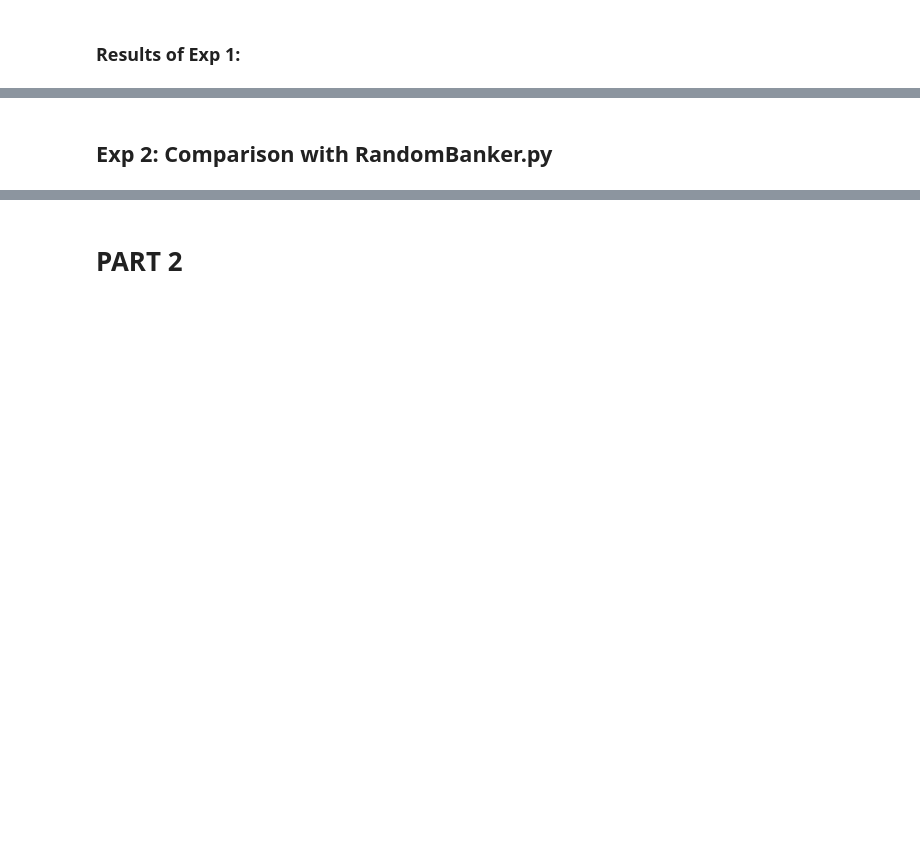
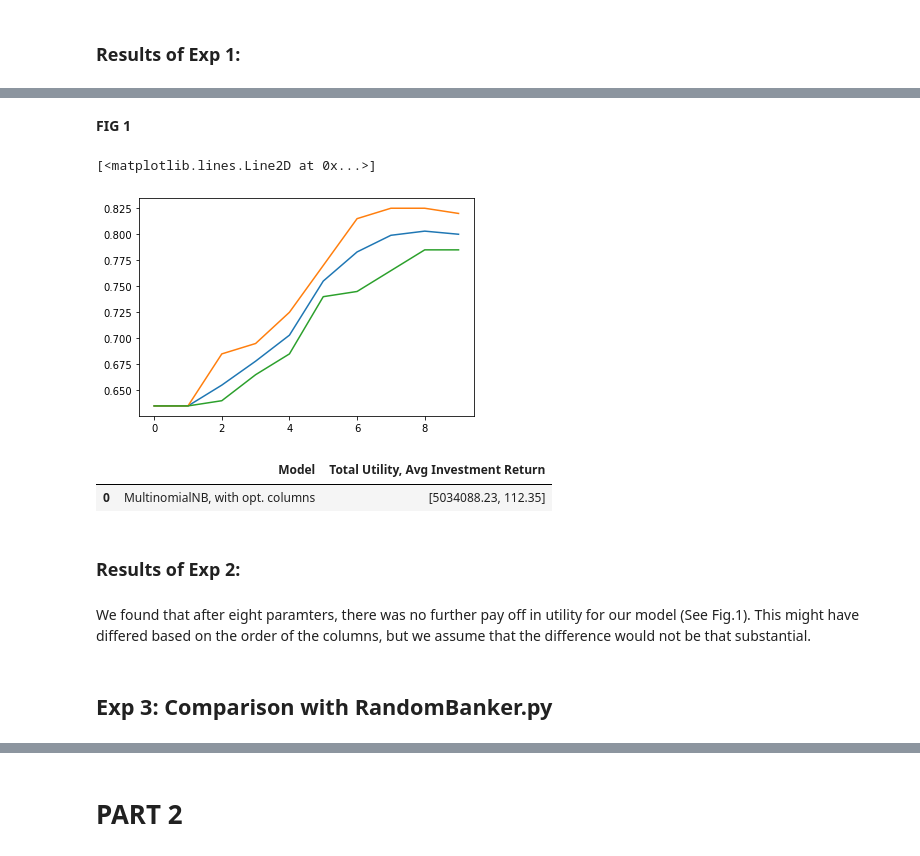
Before and after one commit to Adriyst/ml-society-science, a Jupyter notebook: report.ipynb, the cells around one changed output, grey strips where cells are left out. Drawn from its saved outputs; the diff is of its cells as text; code cells hidden in the pictures; blank space fills up the shorter version.

Commit message:
More model development. Added TOC. Feature Selection

```diff
--- a/report.ipynb
+++ b/report.ipynb
@@ -190,0 +196,2 @@ Based on these results, we chose to keep our hypothesis H<sub>0</sub> and contin
+# %%
+classifier = MultinomialNB()
@@ -190,0 +200,22 @@ Based on these results, we chose to keep our hypothesis H<sub>0</sub> and contin
+# %%
+def stepwise_selection(features): #Credit: Dirk's notebooks
+    columns = list(features.columns)
+    selected_features = []
+    scores = []
+    N = 10
+    while len(selected_features) < N:
+        best_score = pandas.Series([0])
+        best_feature = None
+        for feature in columns:
+            score = cross_val_score(classifier,
+                                   features[selected_features + [feature]], X[target])
+            if score.mean() > best_score.mean():
+                best_feature = feature
+                best_score = score
+        print(f"{best_feature}: {best_score} ({best_score.mean()})")
+        columns.remove(best_feature)
+        selected_features.append(best_feature)
+        scores.append(score)
+    return scores, selected_features
+# %%
+scores, selected_features = stepwise_selection(X)
@@ -190,0 +233,9 @@ Based on these results, we chose to keep our hypothesis H<sub>0</sub> and contin
+# %% [markdown]
+<strong> FIG 1 </strong>
+# %%
+plt.plot([s.mean() for s in scores])
+plt.plot([s.max() for s in scores])
+plt.plot([s.min() for s in scores])
+# %% [output]
+[<matplotlib.lines.Line2D at 0x...>]
+[figure, added]
@@ -191,5 +244,14 @@ Based on these results, we chose to keep our hypothesis H<sub>0</sub> and contin
+# %%
+pandas.DataFrame(results_exp2[0].items(), columns=["Model", "Total Utility, Avg Investment Return"])
+# %% [output]
+|  | Model | Total Utility, Avg Investment Return |
+| 0 | MultinomialNB, with opt. columns | [5034088.23, 112.35] |
+# %% [markdown]
+### Results of Exp 2:
+# %% [markdown]
+We found that after eight paramters, there was no further pay off in utility for our model (See Fig.1). This might have differed based on the order of the columns, but we assume that the difference would not be that substantial.
 # %% [markdown]
-## Exp 2: Comparison with RandomBanker.py
+## Exp 3: Comparison with RandomBanker.py
 # %%
 def run_test_single_model(maker):
     res = []
```
Also changed, not shown: parts of 21 cells of this notebook.
